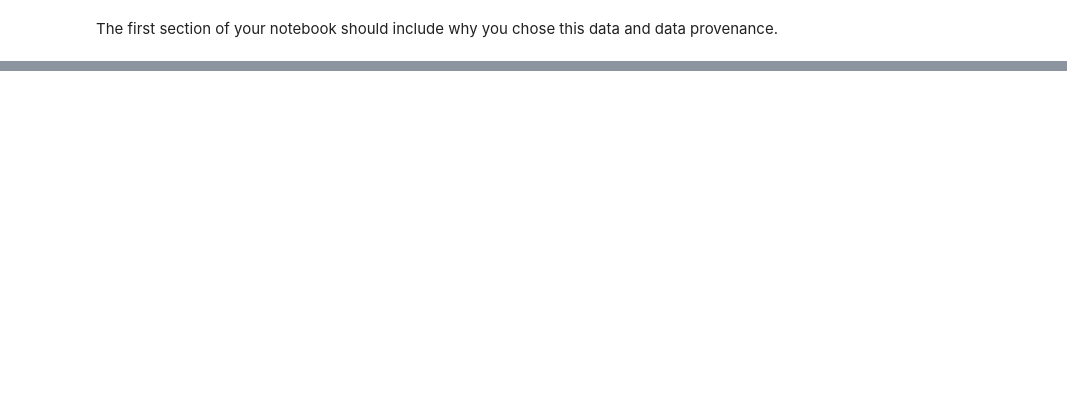
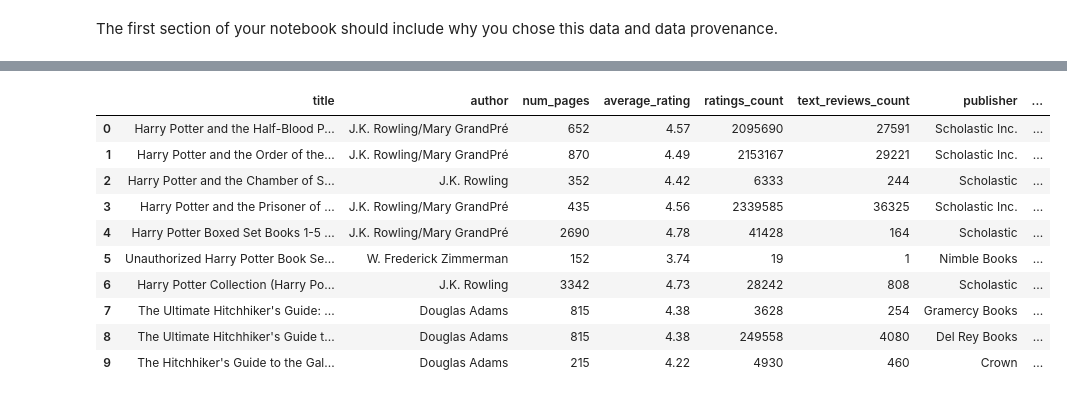
Before and after one commit to eva-butler/DS4003_evabutler, a Jupyter notebook: goodReadsData.ipynb, the cells around one changed output, grey strips where cells are left out. Saved outputs shown, nothing was run; the diff lists cells and outputs as text; code cells hidden in the pictures; blank space fills up the shorter version.

```diff
--- a/goodReadsData.ipynb
+++ b/goodReadsData.ipynb
@@ -18,0 +96,4 @@ grd.head()
+# %%
+#rename columns that need to be lower case and follow the defined format
+grdwg.rename(columns = {'Book Id':'book_id', 'Title': 'title',
+                        'Author': 'author'}, inplace =True)
@@ -18,0 +130,6 @@ grd.head()
+# %%
+#splits the genres column values by ; and turns it into a list of the seperated items
+grdwg['genres'] = grdwg['genres'].astype(str).str.split(';')
+#this was just me wanting to see what the current different unique genres were
+unique_genres = set(genre for sublist in grdwg['genres'] for genre in sublist)
+#print(unique_genres)
@@ -18,0 +160,11 @@ grd.head()
+# %%
+#the purpose of this is to eliminate genre columns that basically have the same meaning. Something like Fantasy and Fantasy, childrens
+#i just want those to be grouped into fantasy
+#traverse through all of the columns
+for col in grdwg.columns:
+    #if there is a , in the column name
+    if ',' in col:
+        new_col_name = col.split(',')[0]  #then keep the part of the string that comes before the comma
+        grdwg.rename(columns={col: new_col_name}, inplace=True) #rename the column that contained the comma
+#see the results...now there are repeat column names...next step is to remove the repeats
+grdwg.head()
@@ -18,0 +178,6 @@ grd.head()
+# %%
+#group the columns with common names and add their corresponding row values together. (this ensures that if one of the columns
+#contained a 1, then the final column will contain a positive integer)
+grdwg = grdwg.groupby(grdwg.columns, axis=1).sum()
+#look at the column names now
+grdwg.head(1)
@@ -18,0 +315,29 @@ grd.head()
+# %%
+#NOW if a column for a certain genre contains a positive integer, it is a member of that genre. SO, to standardize everything
+#if there is a value greater than 0 in the column, then cahnge it to 1. otherwise leave it as 0
+#traverse the columns in the df
+for col in grdwg.columns:
+    #if the column is not in the previously defined columns to keep, then it is a genre column
+    if col not in columns_to_keep:
+        #if the value is greater than 0, change the value to 1 (essentially turning the column into a boolean )
+        grdwg[col] =grdwg[col].apply(lambda x: 1 if x > 0 else 0)
+#I also want the columns to be in the specified order. this basically creates a frame of the columns i want in the specified order
+#and then tacks on the rest of the origional dataframe that did not contain those values
+new_column_order = ['title','author', 'num_pages','average_rating', 'ratings_count', 'text_reviews_count', 'publisher',
+                    'publication_date', 'isbn'] + [col for col in grdwg.columns if col not in ['title', 'author', 'num_pages',
+                    'average_rating', 'ratings_count','text_reviews_count', 'publisher', 'publication_date', 'isbn']]
+grdwg = grdwg[new_column_order]
+
+#grdwg.head(10)
+# %% [output]
+|  | title | author | num_pages | average_rating | ratings_count | text_reviews_count | publisher | ... |
+| 0 | Harry Potter and the Half-Blood P... | J.K. Rowling/Mary GrandPré | 652 | 4.57 | 2095690 | 27591 | Scholastic Inc. | ... |
+| 1 | Harry Potter and the Order of the... | J.K. Rowling/Mary GrandPré | 870 | 4.49 | 2153167 | 29221 | Scholastic Inc. | ... |
+| 2 | Harry Potter and the Chamber of S... | J.K. Rowling | 352 | 4.42 | 6333 | 244 | Scholastic | ... |
+| 3 | Harry Potter and the Prisoner of ... | J.K. Rowling/Mary GrandPré | 435 | 4.56 | 2339585 | 36325 | Scholastic Inc. | ... |
+| 4 | Harry Potter Boxed Set Books 1-5 ... | J.K. Rowling/Mary GrandPré | 2690 | 4.78 | 41428 | 164 | Scholastic | ... |
+| 5 | Unauthorized Harry Potter Book Se... | W. Frederick Zimmerman | 152 | 3.74 | 19 | 1 | Nimble Books | ... |
+| 6 | Harry Potter Collection (Harry Po... | J.K. Rowling | 3342 | 4.73 | 28242 | 808 | Scholastic | ... |
+| 7 | The Ultimate Hitchhiker's Guide: ... | Douglas Adams | 815 | 4.38 | 3628 | 254 | Gramercy Books | ... |
+| 8 | The Ultimate Hitchhiker's Guide t... | Douglas Adams | 815 | 4.38 | 249558 | 4080 | Del Rey Books | ... |
+| 9 | The Hitchhiker's Guide to the Gal... | Douglas Adams | 215 | 4.22 | 4930 | 460 | Crown | ... |
```
Also changed, not shown: parts of 18 cells of this notebook, 5 other files.
